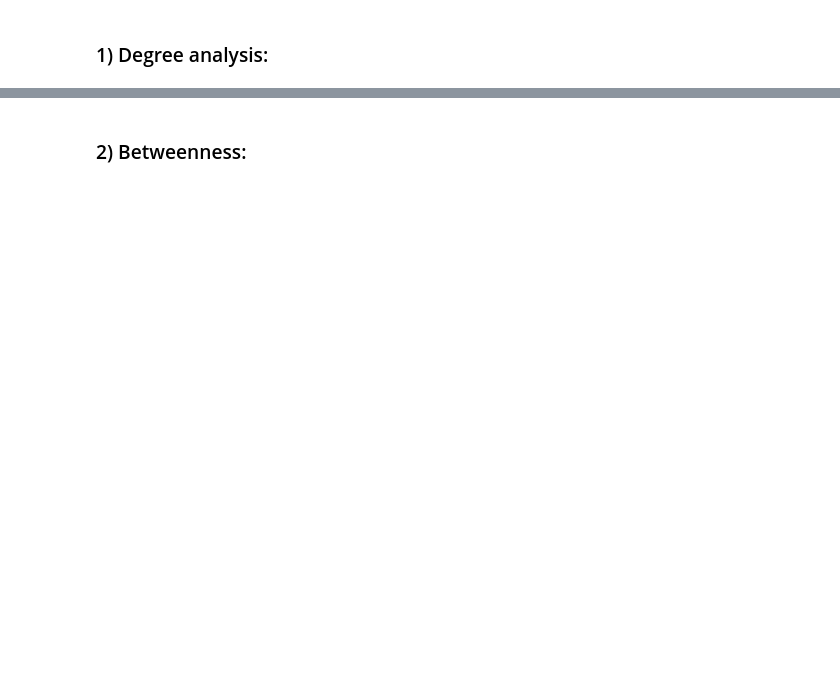
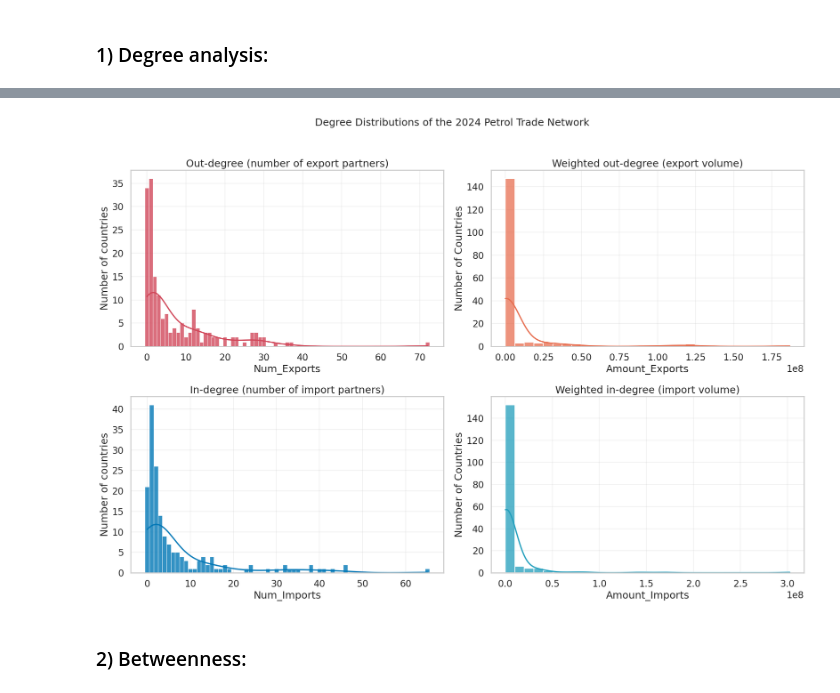
Before and after one commit to eduardgamez/Social-Computing-Analysis, a Jupyter notebook: notebooks/graph_metrics.ipynb, the cells around one changed output, grey strips where cells are left out. Saved outputs shown, nothing was run; the diff lists cells and outputs as text; code cells hidden in the pictures; blank space fills up the shorter version.

Commit message:
First calculations of the graph metrics successfully done.

```diff
--- a/notebooks/graph_metrics.ipynb
+++ b/notebooks/graph_metrics.ipynb
@@ -1,10 +1,12 @@
 # %%
 import networkx as nx
-import polars as pl
+import pandas as pd
 from pathlib import Path
+import seaborn as sns
+import matplotlib.pyplot as plt
 
 BASE_DIR = Path.cwd().parent
-graph = nx.read_gexf(BASE_DIR / "notebooks" / "world_trade_network.gexf")
+graph = nx.read_gexf(BASE_DIR / "data" / "processed" / "world_trade_network_petrol_2024.gexf")
 # %% [markdown]
 ### 1) Degree analysis:
 # %%
@@ -14,3 +50,82 @@ graph = nx.read_gexf(BASE_DIR / "notebooks" / "world_trade_network.gexf")
+# %%
+# 1.3) Degree distribution:
+sns.set_theme(style="whitegrid", context="talk")
+
+fig, ax = plt.subplots(2, 2, figsize=(18, 12))
+
+# Declare the maximum of number of exports and imports in order to specify a top
+# when assigning the bins in the respective histograms:
+max_exports = int(df_metrics['Num_Exports'].max())
+max_imports = int(df_metrics['Num_Imports'].max())
+
+# Number of exports:
+sns.histplot(
+    data=df_metrics,
+    x='Num_Exports',
+    bins=range(0, max_exports + 2),
+    discrete=True,
+    kde=True,
+    color='#d1495b',
+    alpha=0.8,
+    ax=ax[0, 0]
+ )
+ax[0, 0].set_title('Out-degree (number of export partners)')
+ax[0, 0].set_xlabel('Num_Exports')
+ax[0, 0].set_ylabel('Number of countries')
+
+# Number of imports:
+sns.histplot(
+    data=df_metrics,
+    x='Num_Imports',
+    bins=range(0, max_imports + 2),
+    discrete=True,
+    kde=True,
+    color='#0077b6',
+    alpha=0.8,
+    ax=ax[1, 0]
+ )
+ax[1, 0].set_title('In-degree (number of import partners)')
+ax[1, 0].set_xlabel('Num_Imports')
+ax[1, 0].set_ylabel('Number of countries')
+
+# Amount of exports:
+sns.histplot(
+    data=df_metrics,
+    x='Amount_Exports',
+    bins=30,
+    kde=True,
+    color='#e76f51',
+    alpha=0.75,
+    ax=ax[0, 1]
+ )
+ax[0, 1].set_title('Weighted out-degree (export volume)')
+ax[0, 1].set_xlabel('Amount_Exports')
+ax[0, 1].set_ylabel('Number of Countries')
+ax[0, 1].ticklabel_format(style='sci', axis='x', scilimits=(0, 0))
+
+# Amount of imports:
+sns.histplot(
+    data=df_metrics,
+    x='Amount_Imports',
+    bins=30,
+    kde=True,
+    color='#219ebc',
+    alpha=0.75,
+    ax=ax[1, 1]
+ )
+ax[1, 1].set_title('Weighted in-degree (import volume)')
+ax[1, 1].set_xlabel('Amount_Imports')
+ax[1, 1].set_ylabel('Number of Countries')
+ax[1, 1].ticklabel_format(style='sci', axis='x', scilimits=(0, 0))
+
+for axis in ax.flat:
+    axis.grid(alpha=0.25)
+
+fig.suptitle('Degree Distributions of the 2024 Petrol Trade Network', fontsize=18, y=1.02)
+plt.tight_layout()
+plt.show()
+# %% [output]
+[figure, added]
 # %% [markdown]
 ### 2) Betweenness:
 # %%
```
Also changed, not shown: parts of 6 cells of this notebook.
